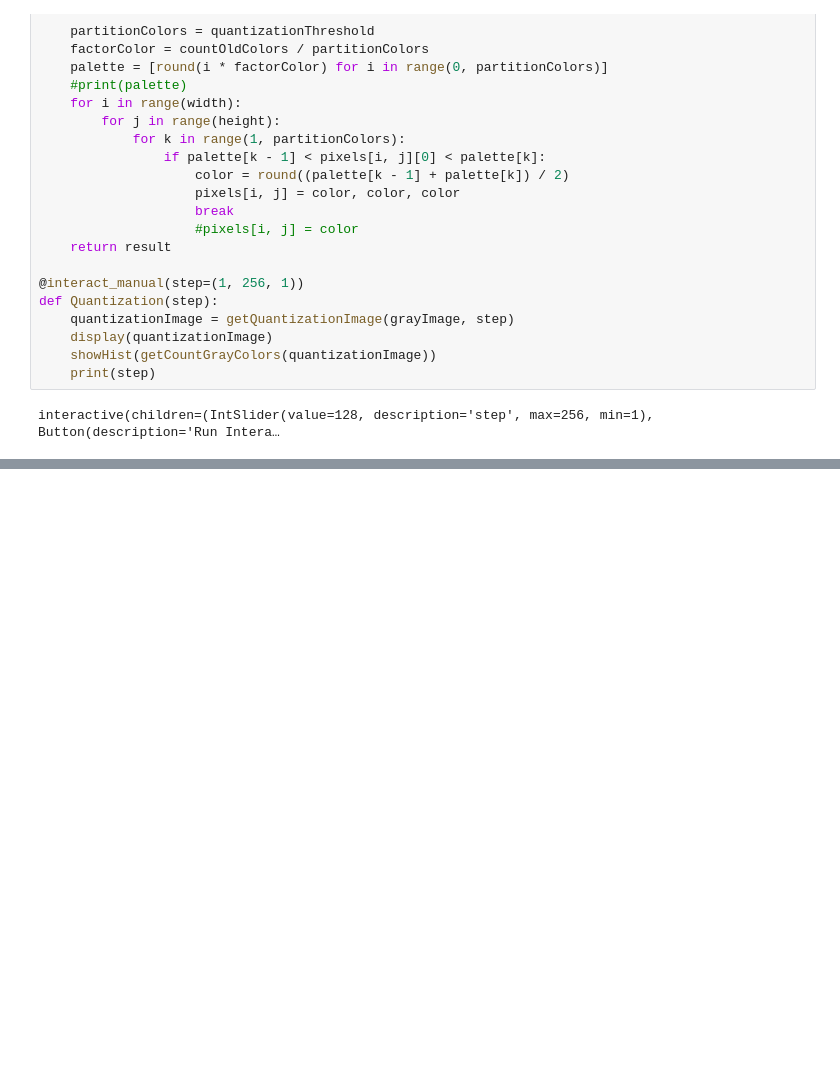
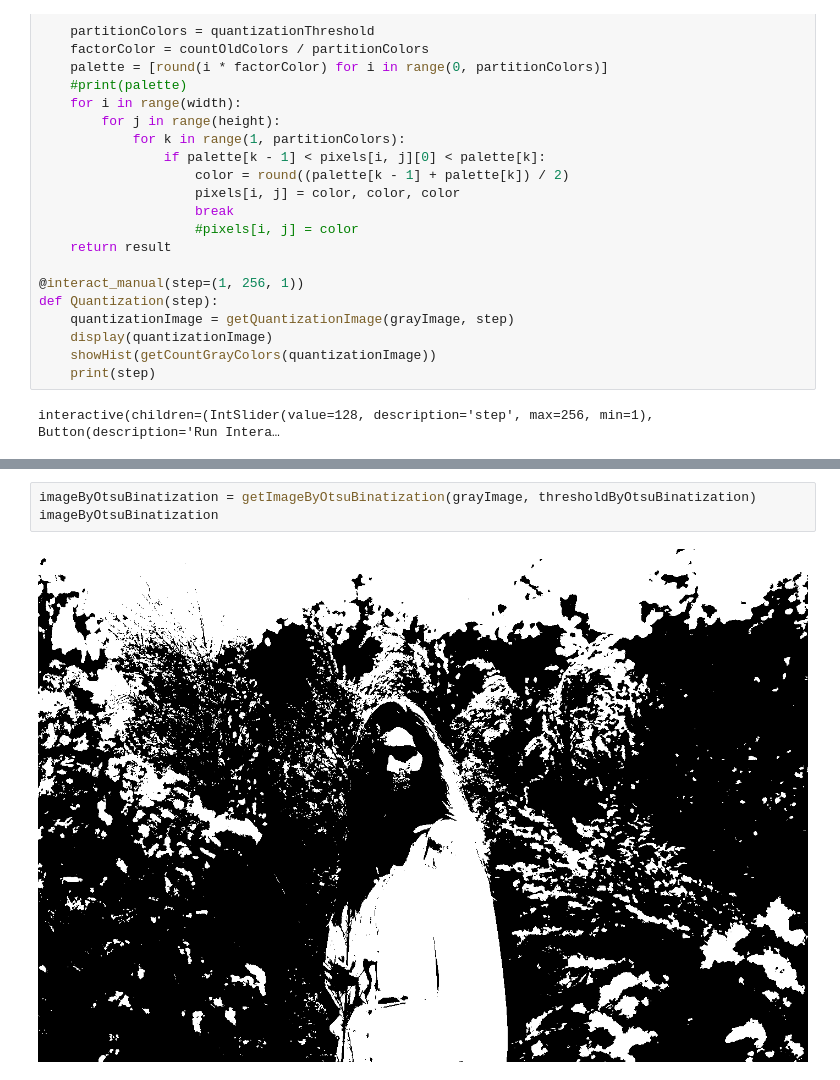
Before and after one commit to InColumi/ComputerVision, a Jupyter notebook: Лабораторная 2. Бинаризация и квантование/Лабораторная работа 2 Panov.ipynb, the cells around one changed output, grey strips where cells are left out. Cells and saved outputs as stored; diff of their text form; blank space fills up the shorter version.

```diff
--- a/Лабораторная 2. Бинаризация и квантование/Лабораторная работа 2 Panov.ipynb
+++ b/Лабораторная 2. Бинаризация и квантование/Лабораторная работа 2 Panov.ipynb
@@ -156,0 +178,5 @@ thresholdByOtsuBinatization
+# %%
+imageByOtsuBinatization = getImageByOtsuBinatization(grayImage, thresholdByOtsuBinatization)
+imageByOtsuBinatization
+# %% [output]
+[figure, added]
```
Also changed, not shown: parts of 17 cells of this notebook.
